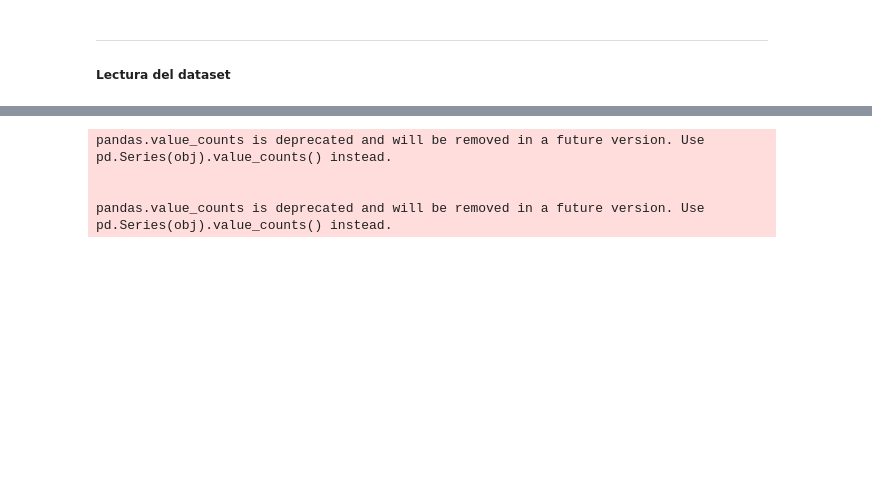
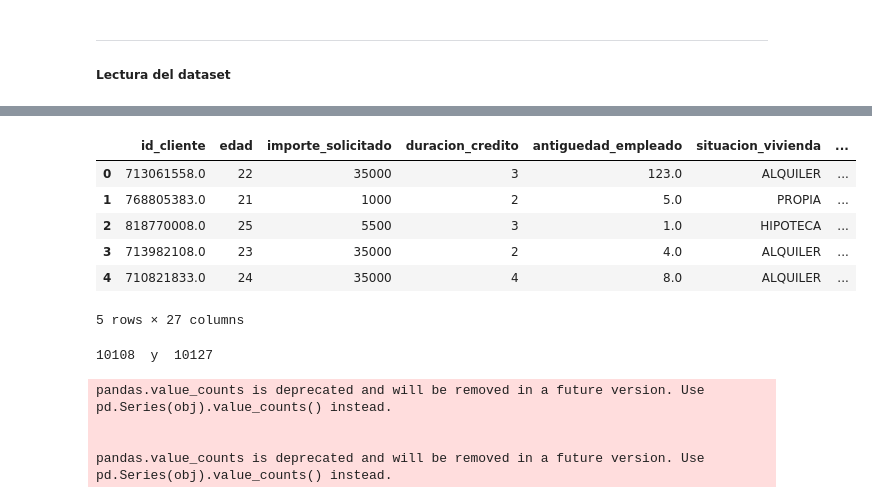
Before and after one commit to JhonFajardoRodas/13MBID-OCT2324, a Jupyter notebook: notebooks/Modelado/Visualización/MD01 - Visualizacion.ipynb, the cells around one changed output, grey strips where cells are left out. Saved outputs shown, nothing was run; the diff lists cells and outputs as text; code cells hidden in the pictures; blank space fills up the shorter version.

```diff
--- a/notebooks/Modelado/Visualización/MD01 - Visualizacion.ipynb
+++ b/notebooks/Modelado/Visualización/MD01 - Visualizacion.ipynb
@@ -32,6 +32,22 @@ df.head(5)
 | 2 | 15_a_30 | 2k_a_4k | 3k_a_5k | 2y_a_4y | 15p_a_20p | 50k_a_100k | ... |
 | 3 | 15_a_30 | 2k_a_4k | 5k_a_10k | mayor_4y | 7p_a_15p | 50k_a_100k | ... |
 | 4 | 15_a_30 | 2k_a_4k | 3k_a_5k | 2y_a_4y | 7p_a_15p | hasta_20k | ... |
+# %%
+df2 = pd.read_csv("../../../data/processed/datos_integrados.mc.csv", sep=";")
+df2.head(5)
+# %% [output]
+|  | id_cliente | edad | importe_solicitado | duracion_credito | antiguedad_empleado | situacion_vivienda | ... |
+| 0 | 713061558.0 | 22 | 35000 | 3 | 123.0 | ALQUILER | ... |
+| 1 | 768805383.0 | 21 | 1000 | 2 | 5.0 | PROPIA | ... |
+| 2 | 818770008.0 | 25 | 5500 | 3 | 1.0 | HIPOTECA | ... |
+| 3 | 713982108.0 | 23 | 35000 | 2 | 4.0 | ALQUILER | ... |
+| 4 | 710821833.0 | 24 | 35000 | 4 | 8.0 | ALQUILER | ... |
+5 rows × 27 columns
+# %%
+df2['estado_credito']
+print (len(df) ," y ", len(df2))
+# %% [output]
+10108  y  10127
 # %%
 import dtale as dt
 
```
Also changed, not shown: 1 other file.
